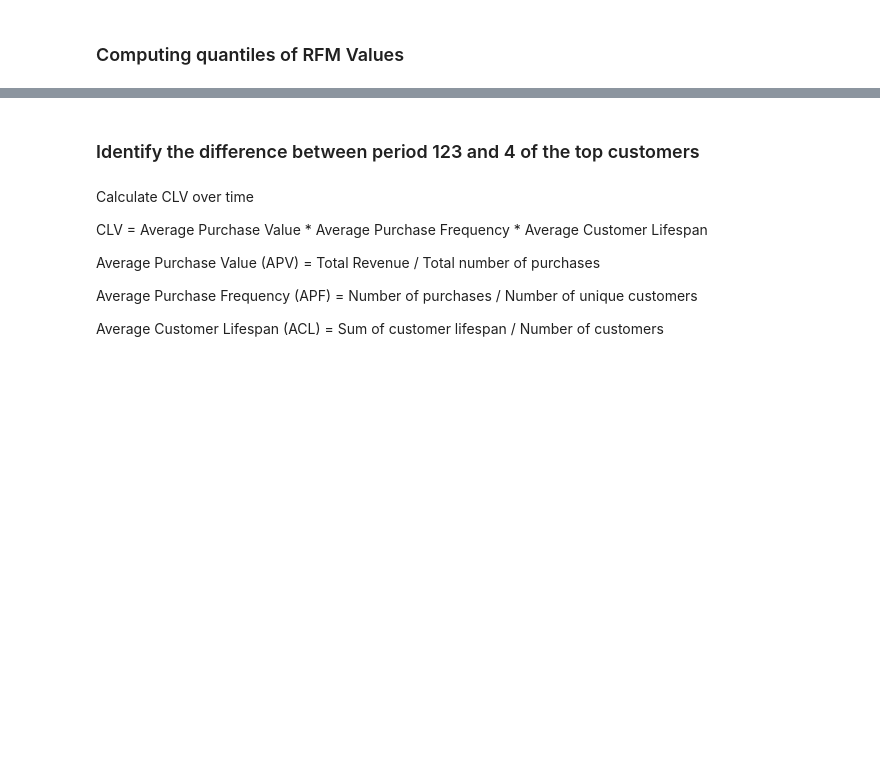
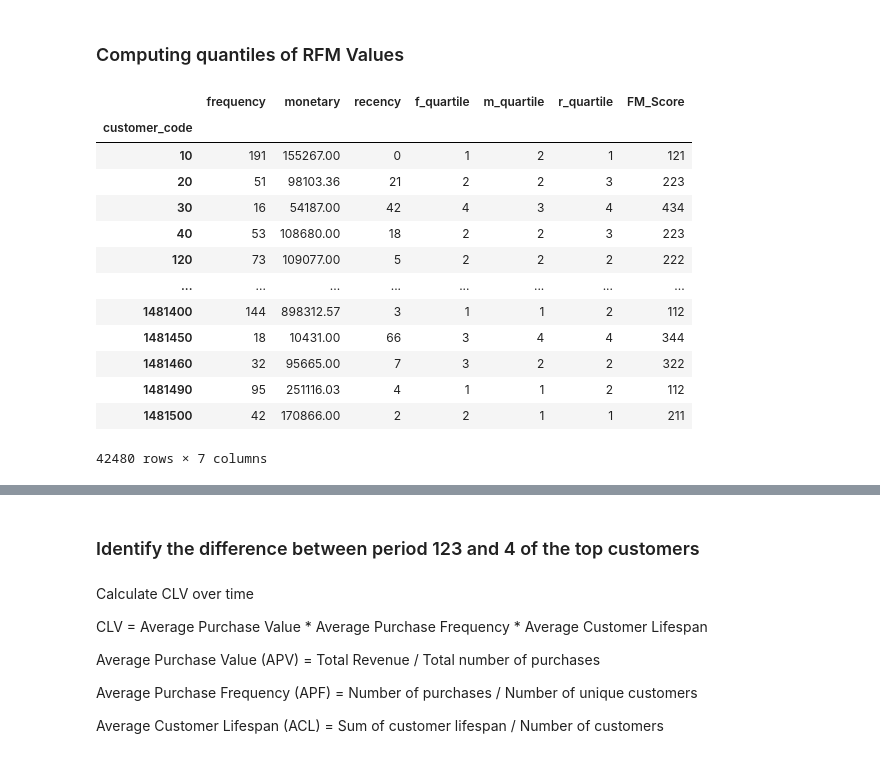
Before and after one commit to MaxMaas/JM0130-M-6, a Jupyter notebook: notebooks/segment_customers.ipynb, the cells around one changed output, grey strips where cells are left out. Drawn from its saved outputs; the diff is of its cells as text; code cells hidden in the pictures; blank space fills up the shorter version.

```diff
--- a/notebooks/segment_customers.ipynb
+++ b/notebooks/segment_customers.ipynb
@@ -86 +93,18 @@ rfm['FM_Score'] = rfm.f_quartile.astype(str) + rfm.m_quartile.astype(str)
+# %%
+rfm
+# %% [output]
+|  | frequency | monetary | recency | f_quartile | m_quartile | r_quartile | FM_Score |
+| customer_code |  |  |  |  |  |  |  |
+| 10 | 191 | 155267.00 | 0 | 1 | 2 | 1 | 121 |
+| 20 | 51 | 98103.36 | 21 | 2 | 2 | 3 | 223 |
+| 30 | 16 | 54187.00 | 42 | 4 | 3 | 4 | 434 |
+| 40 | 53 | 108680.00 | 18 | 2 | 2 | 3 | 223 |
+| 120 | 73 | 109077.00 | 5 | 2 | 2 | 2 | 222 |
+| ... | ... | ... | ... | ... | ... | ... | ... |
+| 1481400 | 144 | 898312.57 | 3 | 1 | 1 | 2 | 112 |
+| 1481450 | 18 | 10431.00 | 66 | 3 | 4 | 4 | 344 |
+| 1481460 | 32 | 95665.00 | 7 | 3 | 2 | 2 | 322 |
+| 1481490 | 95 | 251116.03 | 4 | 1 | 1 | 2 | 112 |
+| 1481500 | 42 | 170866.00 | 2 | 2 | 1 | 1 | 211 |
+42480 rows × 7 columns
 # %%
```
Also changed, not shown: parts of 11 cells of this notebook.
